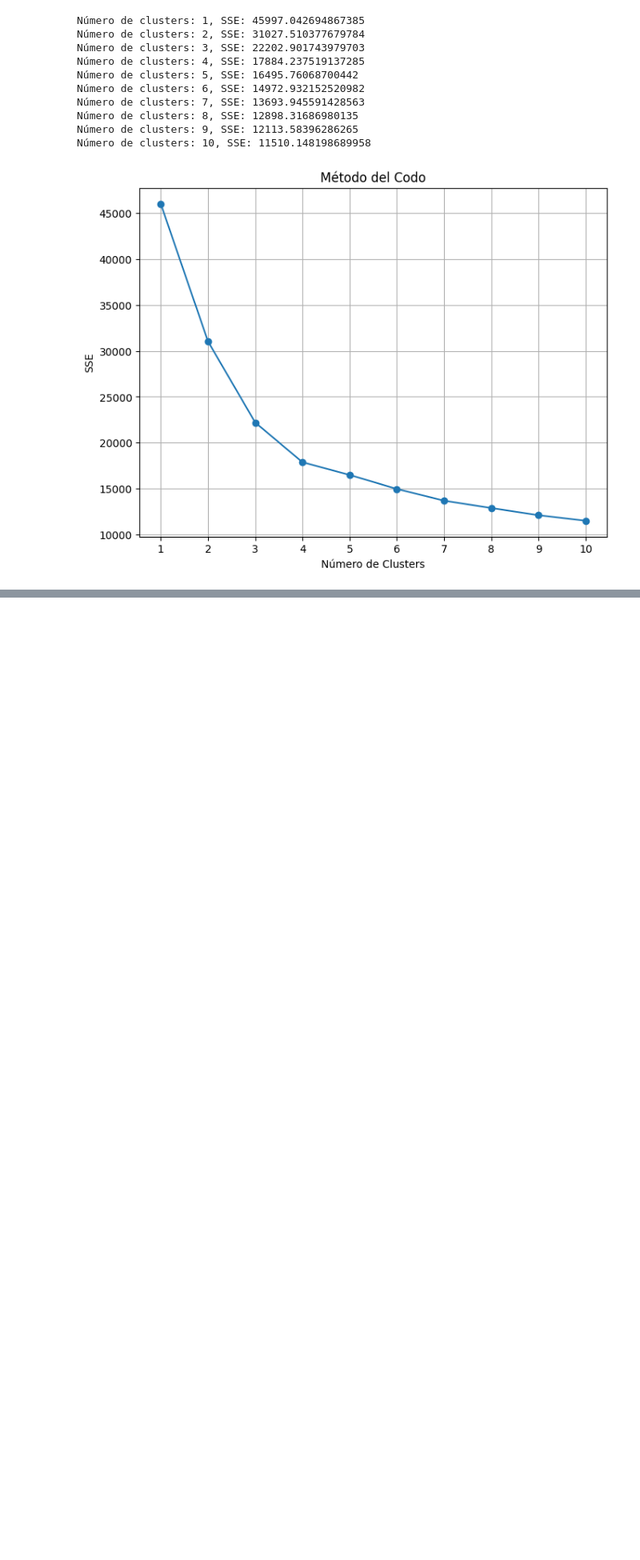
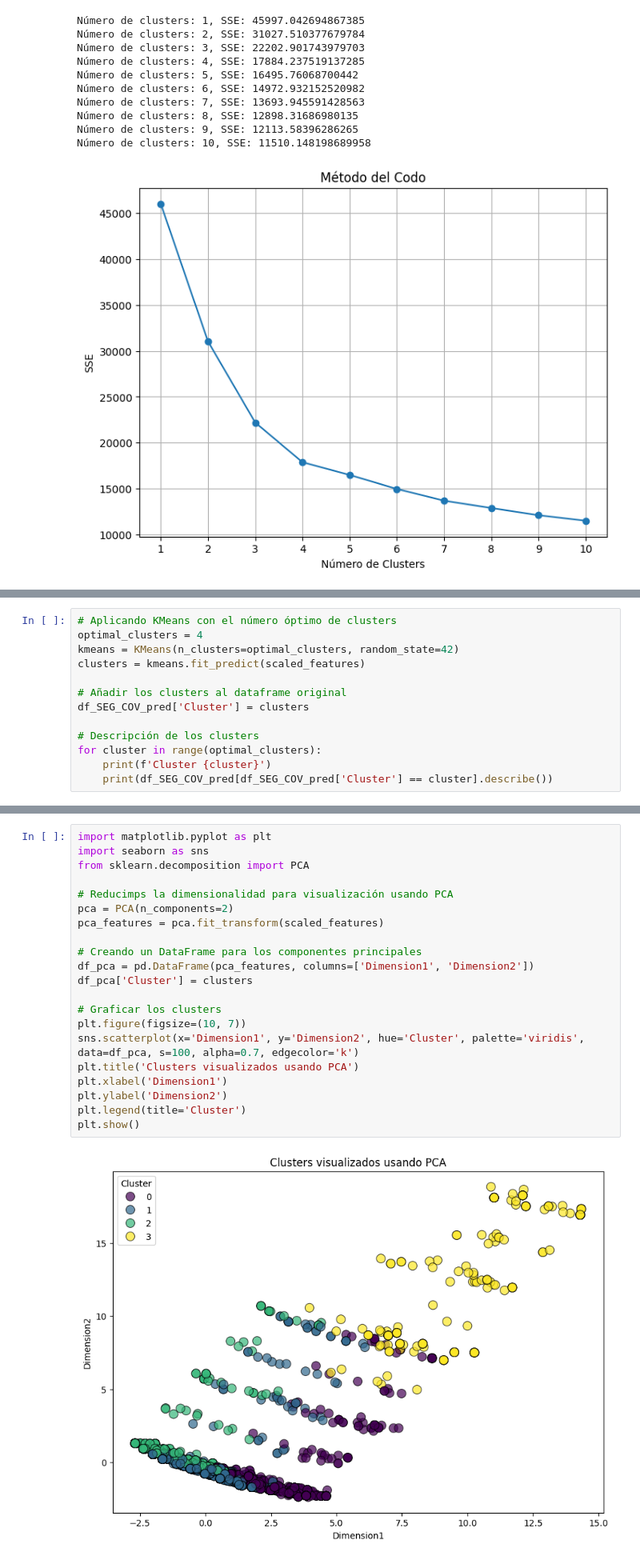
Before and after one commit to AxelPolick/G6_TF_SistemasInteligentes, a Jupyter notebook: SI_ImplementacionTF.ipynb, the cells around one changed output, grey strips where cells are left out. Shown at 80% size. Cells and saved outputs as stored; diff of their text form; blank space fills up the shorter version.

```diff
--- a/SI_ImplementacionTF.ipynb
+++ b/SI_ImplementacionTF.ipynb
@@ -104 +104,14 @@ Número de clusters: 10, SSE: 11510.148198689958
 !git config --global user.email "mayerly.damian@usil.pe"
+# %%
+# Aplicando KMeans con el número óptimo de clusters
+optimal_clusters = 4
+kmeans = KMeans(n_clusters=optimal_clusters, random_state=42)
+clusters = kmeans.fit_predict(scaled_features)
+
+# Añadir los clusters al dataframe original
+df_SEG_COV_pred['Cluster'] = clusters
+
+# Descripción de los clusters
+for cluster in range(optimal_clusters):
+    print(f'Cluster {cluster}')
+    print(df_SEG_COV_pred[df_SEG_COV_pred['Cluster'] == cluster].describe())
@@ -104,0 +136,23 @@ Número de clusters: 10, SSE: 11510.148198689958
+# %%
+import matplotlib.pyplot as plt
+import seaborn as sns
+from sklearn.decomposition import PCA
+
+# Reducimps la dimensionalidad para visualización usando PCA
+pca = PCA(n_components=2)
+pca_features = pca.fit_transform(scaled_features)
+
+# Creando un DataFrame para los componentes principales
+df_pca = pd.DataFrame(pca_features, columns=['Dimension1', 'Dimension2'])
+df_pca['Cluster'] = clusters
+
+# Graficar los clusters
+plt.figure(figsize=(10, 7))
+sns.scatterplot(x='Dimension1', y='Dimension2', hue='Cluster', palette='viridis', data=df_pca, s=100, alpha=0.7, edgecolor='k')
+plt.title('Clusters visualizados usando PCA')
+plt.xlabel('Dimension1')
+plt.ylabel('Dimension2')
+plt.legend(title='Cluster')
+plt.show()
+# %% [output]
+[figure, added]
```
Also changed, not shown: parts of 2 cells of this notebook.
